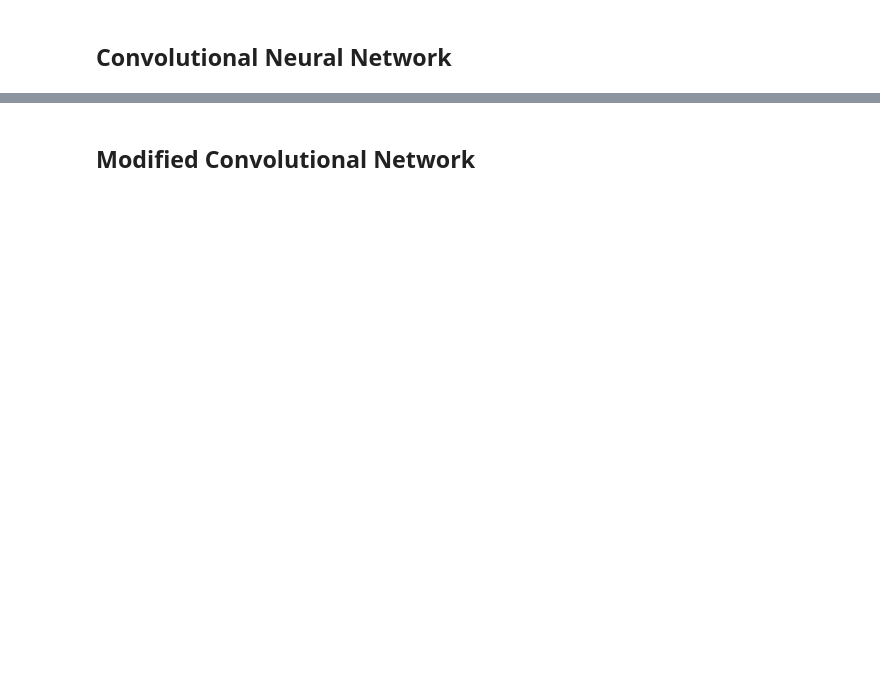
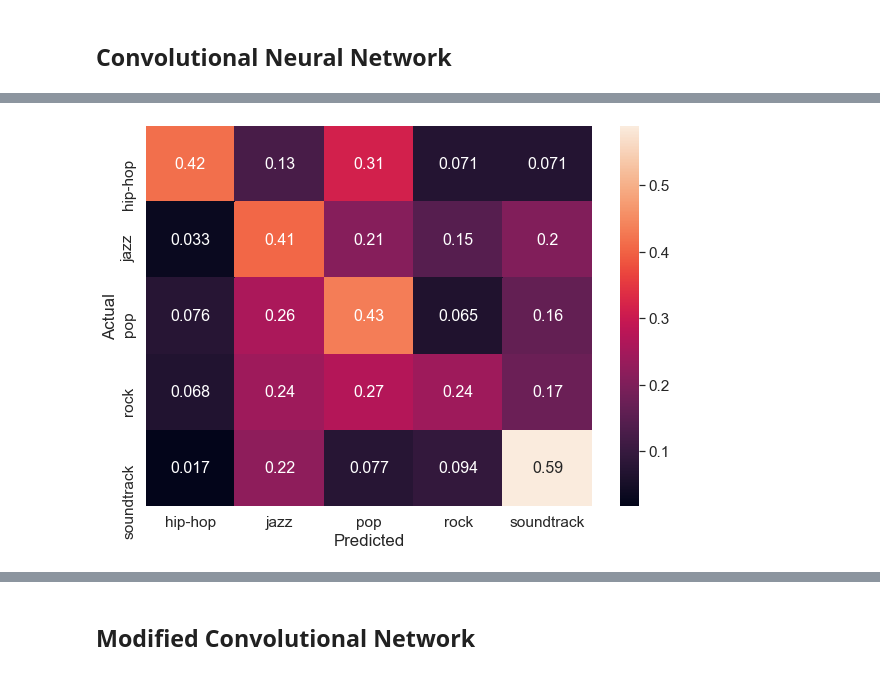
Before and after one commit to xnell90/Music-Genre-Classifier, a Jupyter notebook: model/model_development.ipynb, the cells around one changed output, grey strips where cells are left out. Drawn from its saved outputs; the diff is of its cells as text; code cells hidden in the pictures; blank space fills up the shorter version.

```diff
--- a/model/model_development.ipynb
+++ b/model/model_development.ipynb
@@ -61,0 +177,3 @@ np.save('one_hot_encoded_genres.npy', one_hot_encoded_genres)
+# %%
+cnn_model.evaluate(X_test, y_test)
+y_predict = cnn_model.predict(X_test)
@@ -61,0 +186,4 @@ np.save('one_hot_encoded_genres.npy', one_hot_encoded_genres)
+# %%
+confusion_plot(y_test, y_predict)
+# %% [output]
+[figure, added]
```
Also changed, not shown: parts of 21 cells of this notebook.
